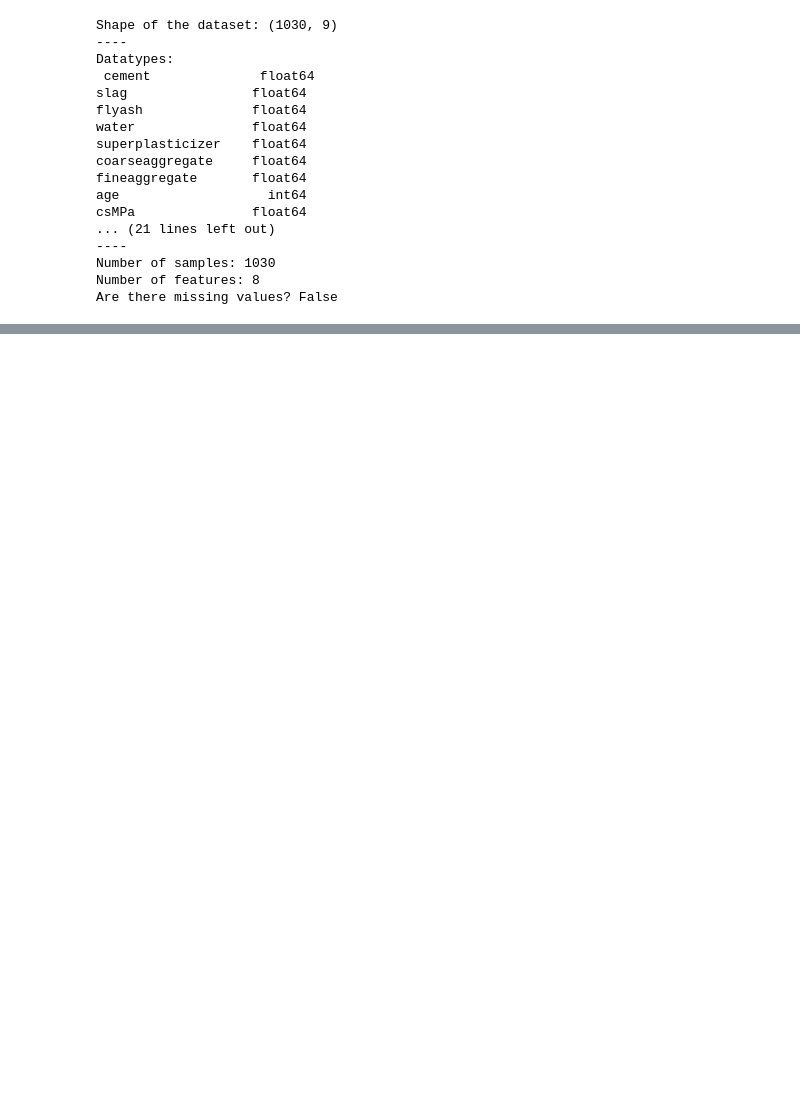
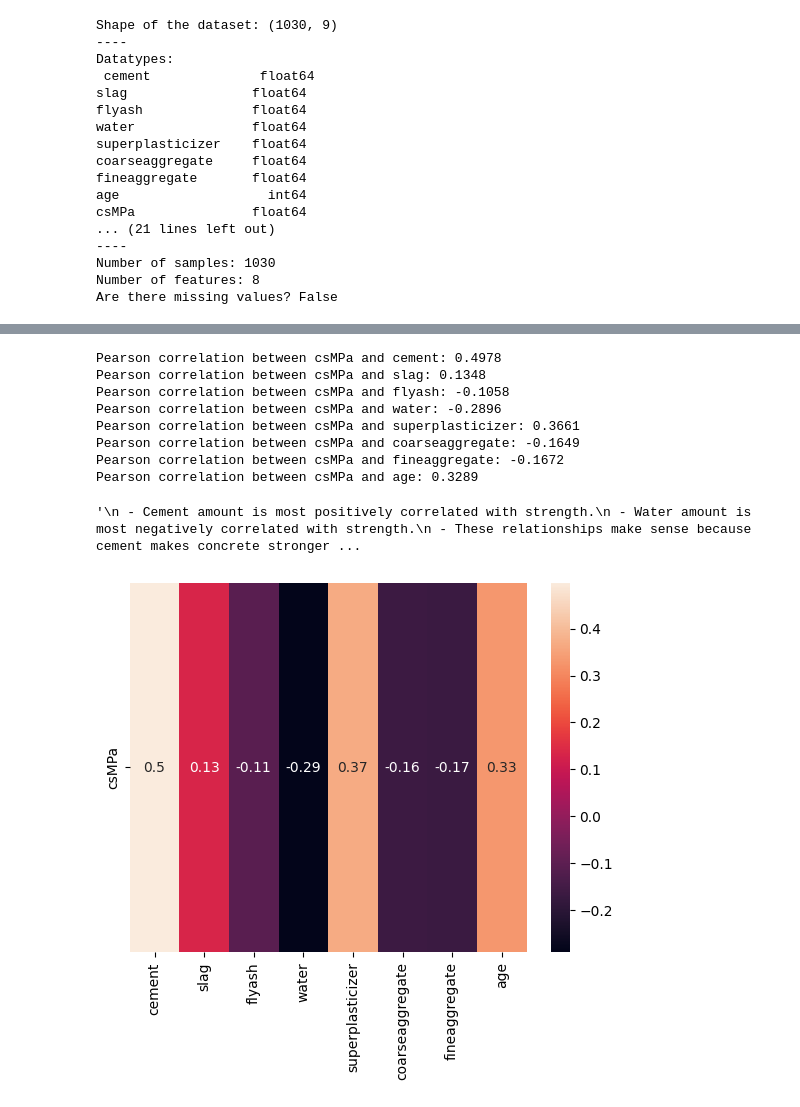
Before and after one commit to sonirohan/intro-ml, a Jupyter notebook: hw1/problem4.ipynb, the cells around one changed output, grey strips where cells are left out. Drawn from its saved outputs; the diff is of its cells as text; code cells hidden in the pictures; blank space fills up the shorter version.

```diff
--- a/hw1/problem4.ipynb
+++ b/hw1/problem4.ipynb
@@ -53,0 +73,30 @@ Standard Deviation:  16.705741961912512
+# %%
+import math
+
+# Pearson Correlation Matrix Calculation
+pearson_coeffs = []
+for col in data.columns[:-1]:  # Exclude the target variable
+    a = np.corrcoef(data[col], data['csMPa'])[0, 1]
+    pearson_coeffs.append(a)
+    print(f"Pearson correlation between csMPa and {col}: {a:.4f}")
+
+pearson_coeffs = np.array(pearson_coeffs).reshape(1, -1)  # Reshape for heatmap
+sns.heatmap(pearson_coeffs, annot=True, xticklabels=data.columns[:-1], yticklabels=['csMPa'])
+
+"""
+ - Cement amount is most positively correlated with strength.
+ - Water amount is most negatively correlated with strength.
+ - These relationships make sense because cement makes concrete stronger and harder, and water makes it
+  - weaker because the mixture becomes looser, wetter, and more moist.
+"""
+# %% [output]
+Pearson correlation between csMPa and cement: 0.4978
+Pearson correlation between csMPa and slag: 0.1348
+Pearson correlation between csMPa and flyash: -0.1058
+Pearson correlation between csMPa and water: -0.2896
+Pearson correlation between csMPa and superplasticizer: 0.3661
+Pearson correlation between csMPa and coarseaggregate: -0.1649
+Pearson correlation between csMPa and fineaggregate: -0.1672
+Pearson correlation between csMPa and age: 0.3289
+'\n - Cement amount is most positively correlated with strength.\n - Water amount is most negatively correlated with strength.\n - These relationships make sense because cement makes concrete stronger ...
+[figure, added]
```
Also changed, not shown: parts of 3 cells of this notebook.
